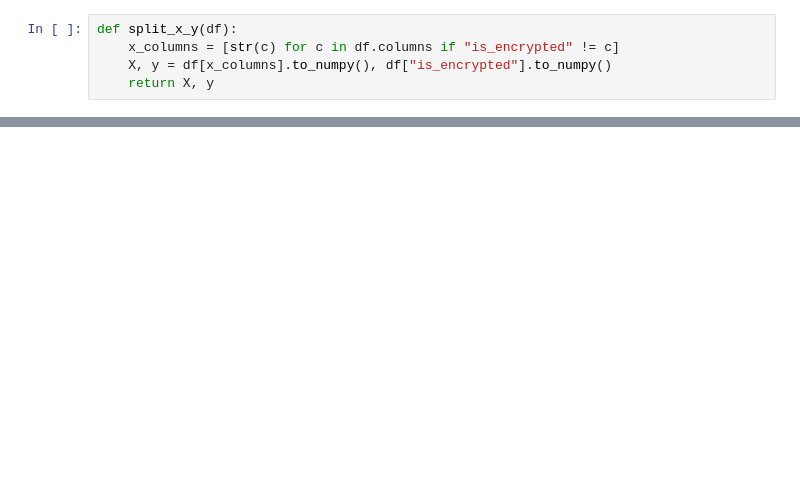
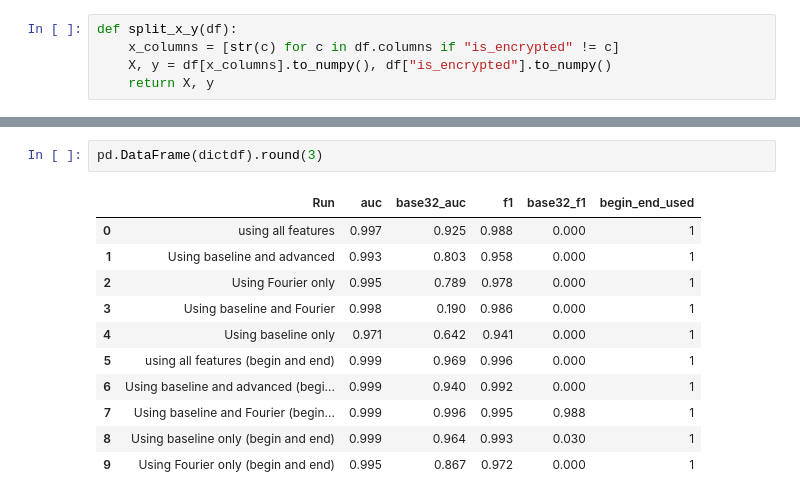
Before and after one commit to bhattacharjee/RansomFoRRT, a Jupyter notebook: compare_attack.ipynb, the cells around one changed output, grey strips where cells are left out. Cells and saved outputs as stored; diff of their text form; blank space fills up the shorter version.

```diff
--- a/compare_attack.ipynb
+++ b/compare_attack.ipynb
@@ -248,0 +566,14 @@ run("Using baseline only (begin and end)")
+# %%
+pd.DataFrame(dictdf).round(3)
+# %% [output]
+|  | Run | auc | base32_auc | f1 | base32_f1 | begin_end_used |
+| 0 | using all features | 0.997 | 0.925 | 0.988 | 0.000 | 1 |
+| 1 | Using baseline and advanced | 0.993 | 0.803 | 0.958 | 0.000 | 1 |
+| 2 | Using Fourier only | 0.995 | 0.789 | 0.978 | 0.000 | 1 |
+| 3 | Using baseline and Fourier | 0.998 | 0.190 | 0.986 | 0.000 | 1 |
+| 4 | Using baseline only | 0.971 | 0.642 | 0.941 | 0.000 | 1 |
+| 5 | using all features (begin and end) | 0.999 | 0.969 | 0.996 | 0.000 | 1 |
+| 6 | Using baseline and advanced (begi... | 0.999 | 0.940 | 0.992 | 0.000 | 1 |
+| 7 | Using baseline and Fourier (begin... | 0.999 | 0.996 | 0.995 | 0.988 | 1 |
+| 8 | Using baseline only (begin and end) | 0.999 | 0.964 | 0.993 | 0.030 | 1 |
+| 9 | Using Fourier only (begin and end) | 0.995 | 0.867 | 0.972 | 0.000 | 1 |
```
Also changed, not shown: parts of 20 cells of this notebook.
